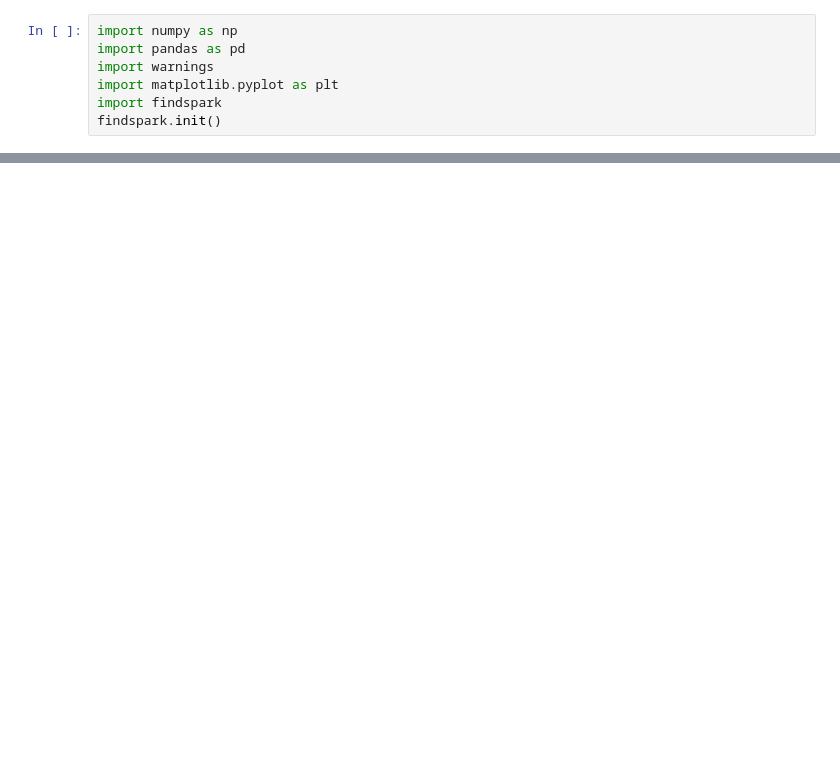
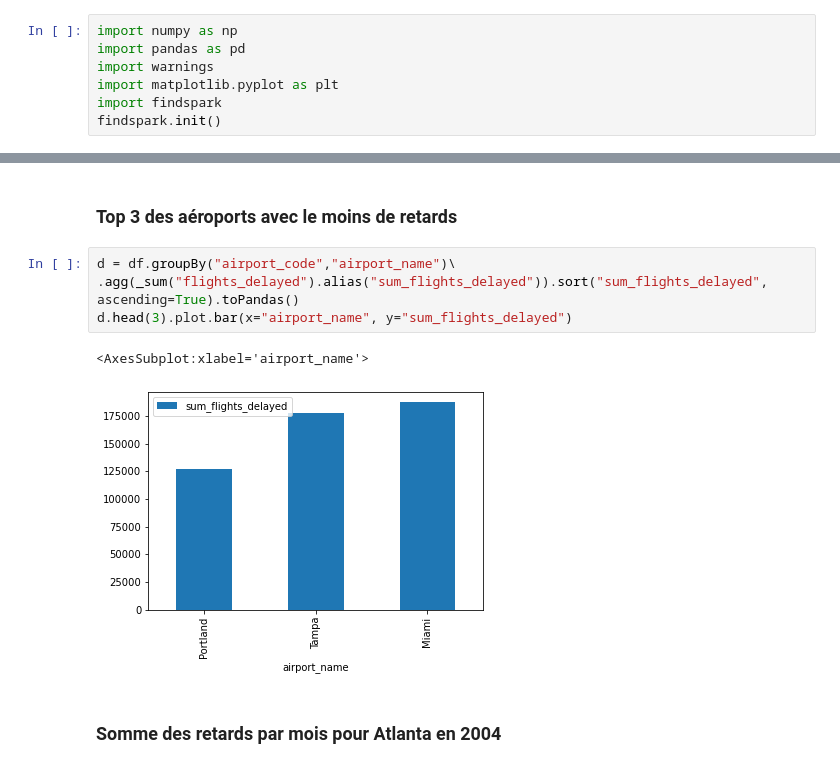
Before and after one commit to CapDRAKE/hadoop-project, a Jupyter notebook: notebook hadoop .ipynb, the cells around one changed output, grey strips where cells are left out. Saved outputs shown, nothing was run; the diff lists cells and outputs as text; blank space fills up the shorter version.

```diff
--- a/notebook hadoop .ipynb
+++ b/notebook hadoop .ipynb
@@ -302,0 +243,11 @@ None2004
+# %% [markdown]
+### Top 3 des aéroports avec le moins de retards
+# %%
+d = df.groupBy("airport_code","airport_name")\
+.agg(_sum("flights_delayed").alias("sum_flights_delayed")).sort("sum_flights_delayed", ascending=True).toPandas()
+d.head(3).plot.bar(x="airport_name", y="sum_flights_delayed")
+# %% [output]
+<AxesSubplot:xlabel='airport_name'>
+[figure, added]
+# %% [markdown]
+### Somme des retards par mois pour Atlanta en 2004
```
Also changed, not shown: parts of 80 cells of this notebook, 2 other files.
